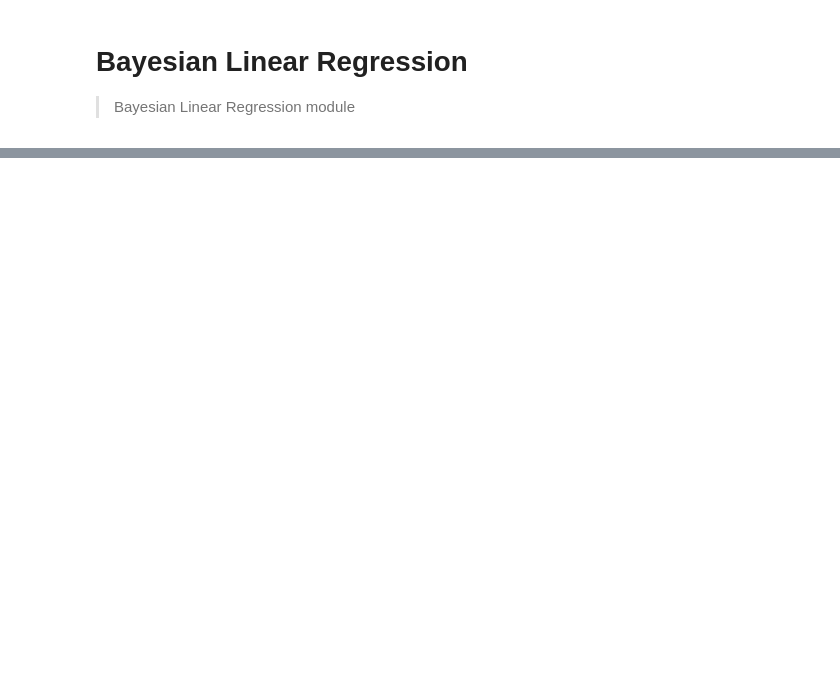
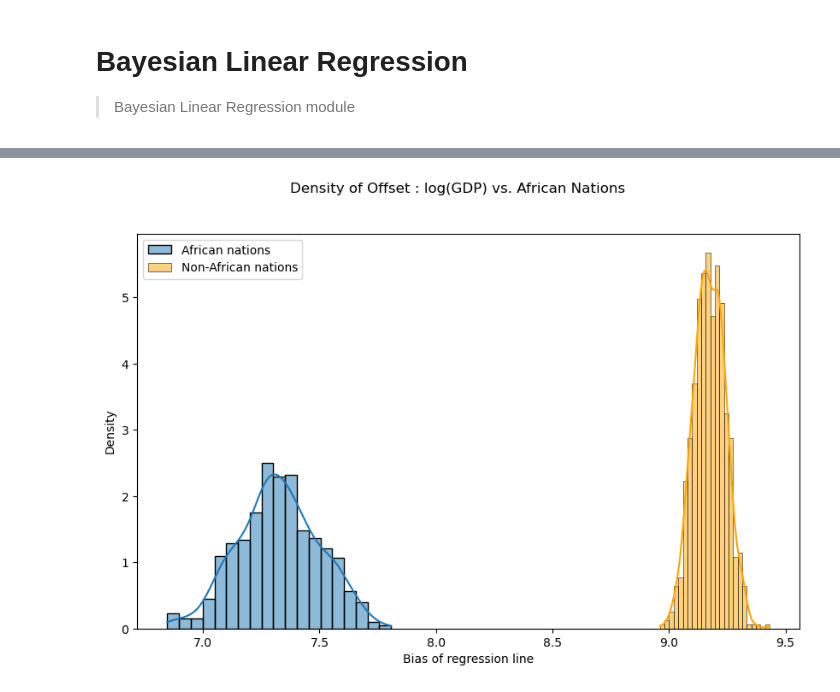
Before and after one commit to redam94/mmm-bayes, a Jupyter notebook: nbs/00_Bayesian_Linear_Regression.ipynb, the cells around one changed output, grey strips where cells are left out. Cells and saved outputs as stored; diff of their text form; code cells hidden in the pictures; blank space fills up the shorter version.

```diff
--- a/nbs/00_Bayesian_Linear_Regression.ipynb
+++ b/nbs/00_Bayesian_Linear_Regression.ipynb
@@ -60,0 +155,10 @@ ax[1].set(xlabel="Terrain Ruggedness Index",
+# %%
+fig = plt.figure(figsize=(10, 6))
+sns.histplot(offset_within_africa.detach().cpu().numpy(), kde=True, stat="density", label="African nations")
+sns.histplot(offset_outside_africa.detach().cpu().numpy(), kde=True, stat="density", label="Non-African nations", color="orange")
+fig.suptitle("Density of Offset : log(GDP) vs. African Nations");
+plt.xlabel("Bias of regression line")
+plt.legend()
+plt.show()
+# %% [output]
+[figure, added]
```
Also changed, not shown: parts of 11 cells of this notebook, 1 other file.
